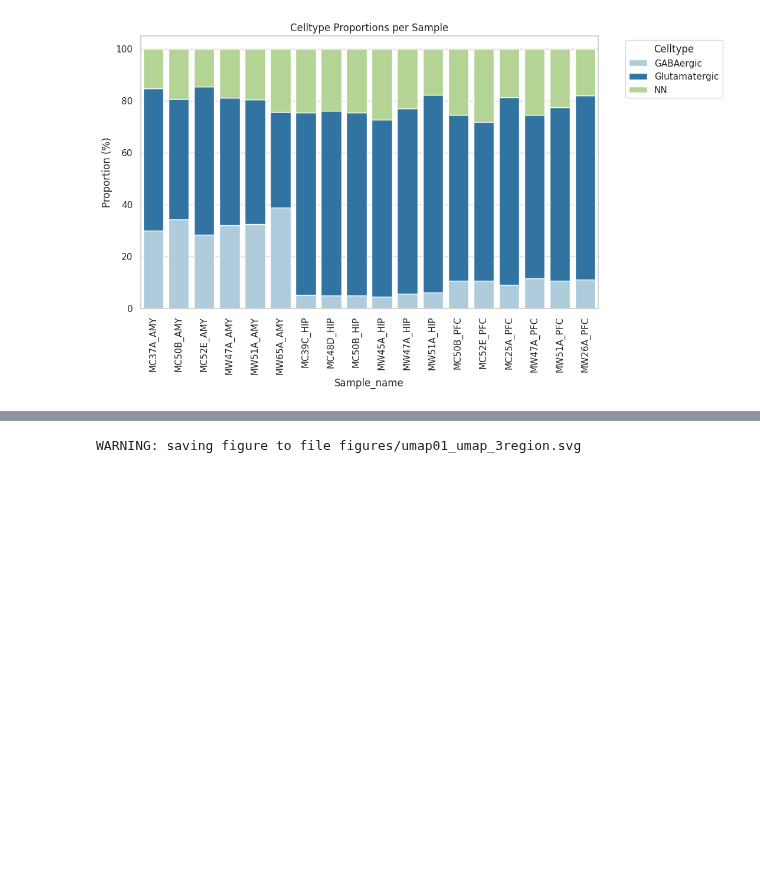
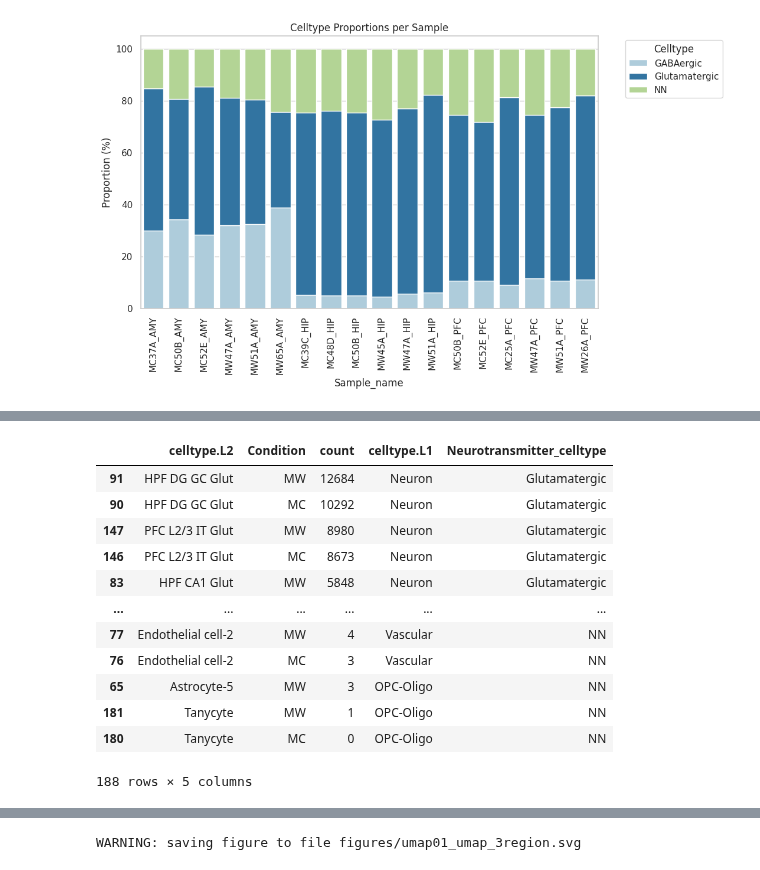
Before and after one commit to juychen/scmmd, a Jupyter notebook: 06celltypepropotion.ipynb, the cells around one changed output, grey strips where cells are left out. Saved outputs shown, nothing was run; the diff lists cells and outputs as text; code cells hidden in the pictures; blank space fills up the shorter version.

```diff
--- a/06celltypepropotion.ipynb
+++ b/06celltypepropotion.ipynb
@@ -415,0 +224,16 @@ plot_stack_prop(meta_atac,x='Sample_name',pro_col='Neurotransmitter_celltype', y
+# %%
+df_l2_count
+# %% [output]
+|  | celltype.L2 | Condition | count | celltype.L1 | Neurotransmitter_celltype |
+| 91 | HPF DG GC Glut | MW | 12684 | Neuron | Glutamatergic |
+| 90 | HPF DG GC Glut | MC | 10292 | Neuron | Glutamatergic |
+| 147 | PFC L2/3 IT Glut | MW | 8980 | Neuron | Glutamatergic |
+| 146 | PFC L2/3 IT Glut | MC | 8673 | Neuron | Glutamatergic |
+| 83 | HPF CA1 Glut | MW | 5848 | Neuron | Glutamatergic |
+| ... | ... | ... | ... | ... | ... |
+| 77 | Endothelial cell-2 | MW | 4 | Vascular | NN |
+| 76 | Endothelial cell-2 | MC | 3 | Vascular | NN |
+| 65 | Astrocyte-5 | MW | 3 | OPC-Oligo | NN |
+| 181 | Tanycyte | MW | 1 | OPC-Oligo | NN |
+| 180 | Tanycyte | MC | 0 | OPC-Oligo | NN |
+188 rows × 5 columns
```
Also changed, not shown: parts of 60 cells of this notebook.
